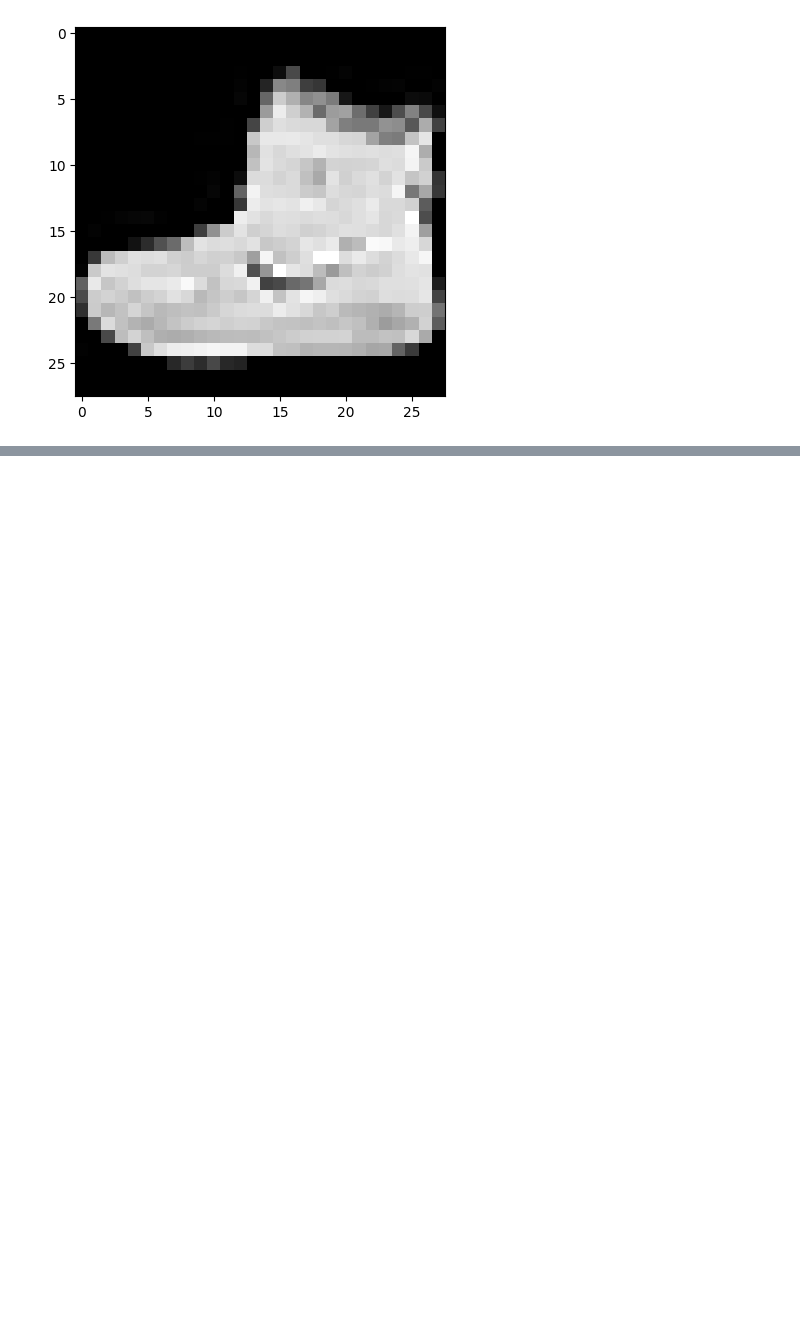
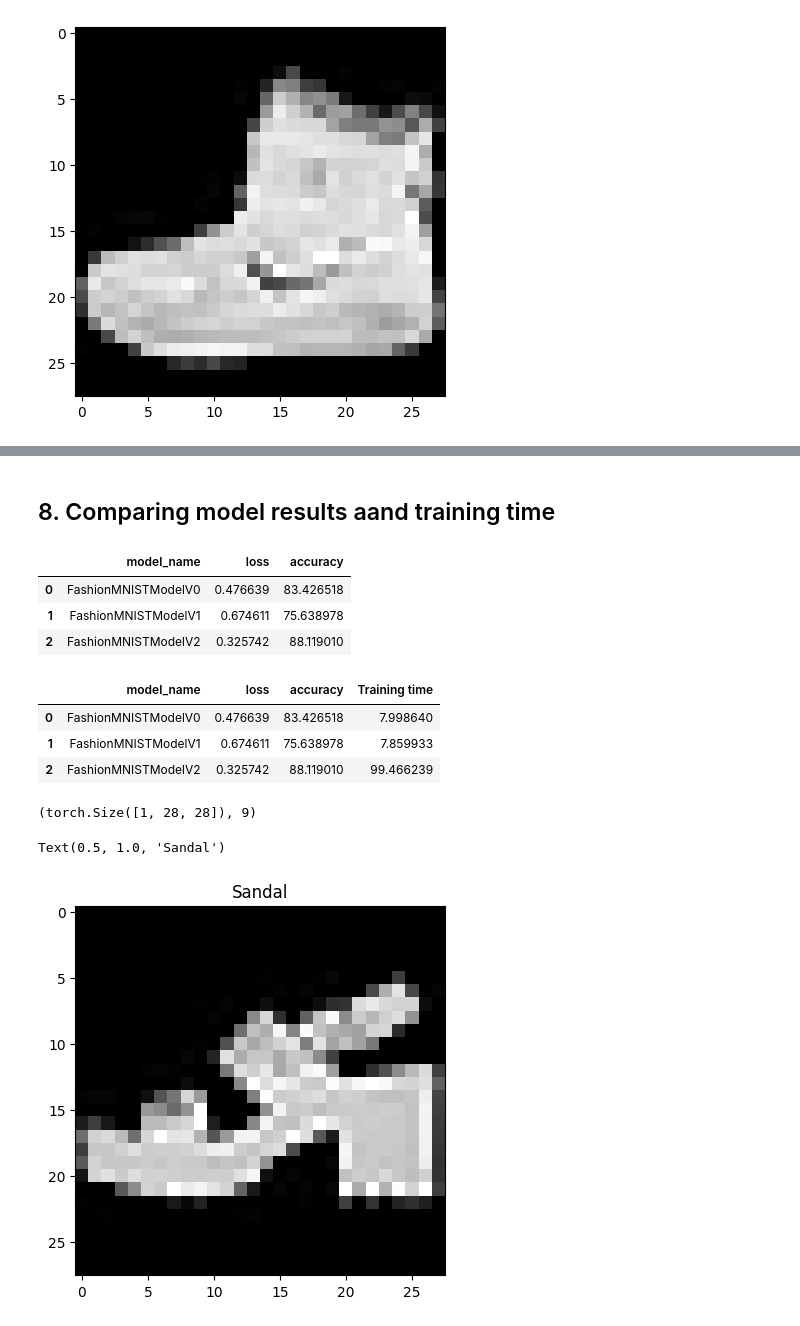
Before and after one commit to lherbbb/LearningPyTorch_1, a Jupyter notebook: Chapter 3 - Computer Vision.ipynb, the cells around one changed output, grey strips where cells are left out. Saved outputs shown, nothing was run; the diff lists cells and outputs as text; code cells hidden in the pictures; blank space fills up the shorter version.

Commit message:
git commit -m "test"

```diff
--- a/Chapter 3 - Computer Vision.ipynb
+++ b/Chapter 3 - Computer Vision.ipynb
@@ -744,0 +890,25 @@ plt.imshow(image.squeeze(), cmap='gray')
+# %% [markdown]
+## 8. Comparing model results aand training time
+# %%
+import pandas as pd
+compare_results = pd.DataFrame([model_0_results,
+                                model_1_results,
+                                model_2_results,
+])
+compare_results
+# %% [output]
+|  | model_name | loss | accuracy |
+| 0 | FashionMNISTModelV0 | 0.476639 | 83.426518 |
+| 1 | FashionMNISTModelV1 | 0.674611 | 75.638978 |
+| 2 | FashionMNISTModelV2 | 0.325742 | 88.119010 |
+# %%
+# Add training time to results comparison
+compare_results["Training time"] = [total_time_model_0,
+                                    total_time_model_1,
+                                    total_time_model_2]
+compare_results
+# %% [output]
+|  | model_name | loss | accuracy | Training time |
+| 0 | FashionMNISTModelV0 | 0.476639 | 83.426518 | 7.998640 |
+| 1 | FashionMNISTModelV1 | 0.674611 | 75.638978 | 7.859933 |
+| 2 | FashionMNISTModelV2 | 0.325742 | 88.119010 | 99.466239 |
@@ -744,0 +938,20 @@ plt.imshow(image.squeeze(), cmap='gray')
+# %%
+img, label = test_data[0][:10]
+img.shape, label
+# %% [output]
+(torch.Size([1, 28, 28]), 9)
+# %%
+import random
+random.seed(42)
+test_samples = []
+test_labels = []
+for sample, label in random.sample(list(test_data), k=9):
+    test_samples.append(sample)
+    test_labels.append(label)
+
+# View the first sample shape
+plt.imshow(test_samples[0].squeeze(), cmap='gray')
+plt.title(class_names[test_labels[0]])
+# %% [output]
+Text(0.5, 1.0, 'Sandal')
+[figure, added]
```
Also changed, not shown: parts of 29 cells of this notebook.
